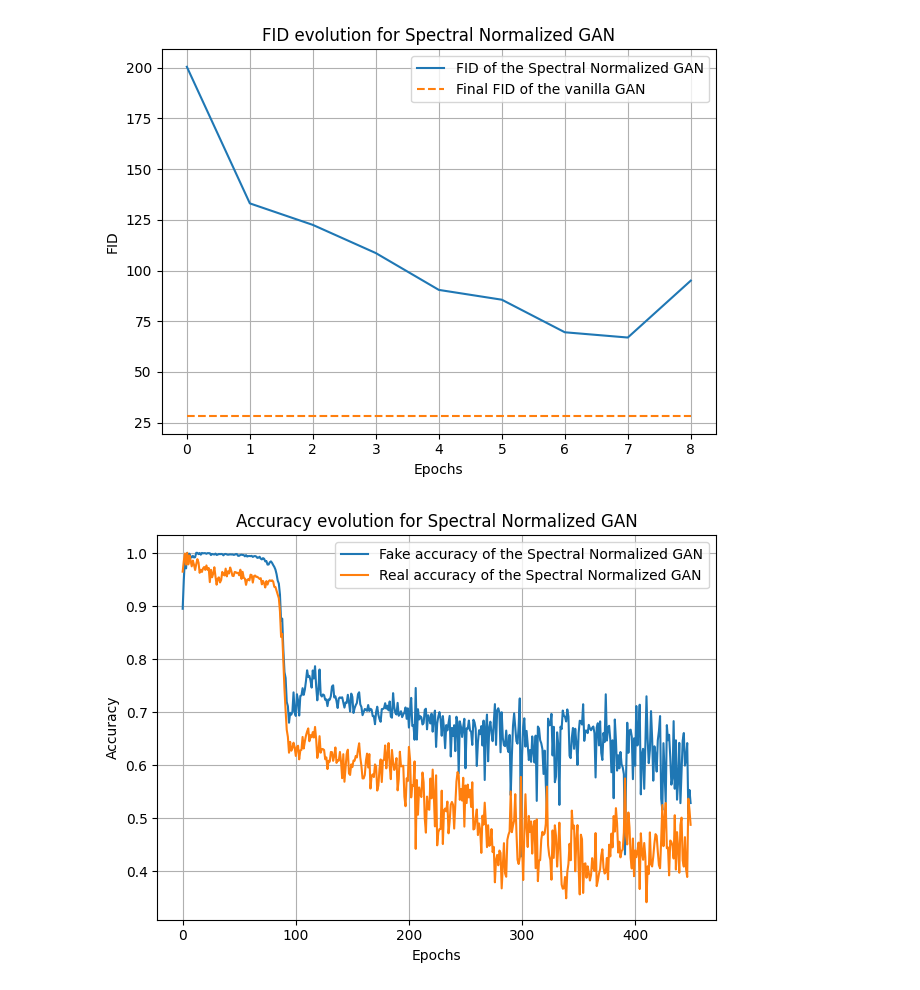
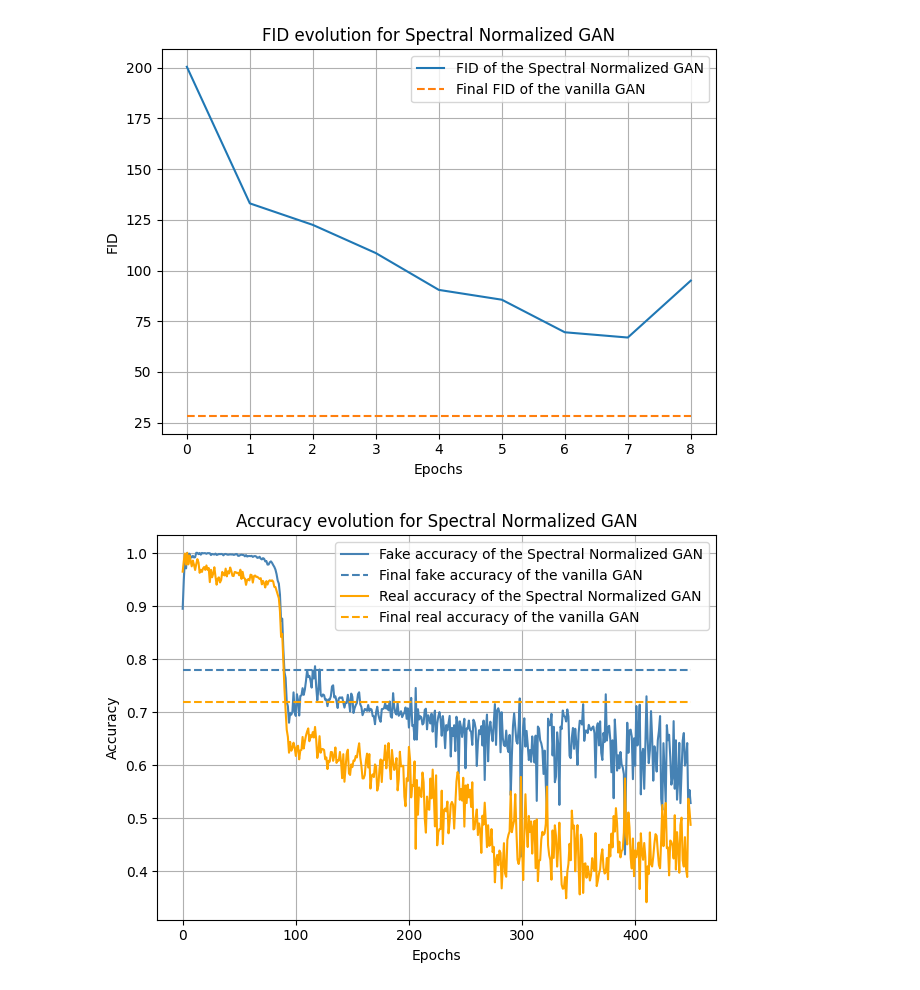
Before and after one commit to metlouf/playing_with_gans, a Jupyter notebook: test.ipynb, the cells around one changed output. Saved outputs shown, nothing was run; the diff lists cells and outputs as text; code cells hidden in the pictures.

```diff
--- a/test.ipynb
+++ b/test.ipynb
@@ -69,21 +70,23 @@ plt.tight_layout()
 # %%
 with open('metrics/spec_log/20241031-153456_train_D_accuracy_D_accuracy_on_fake.json') as f:
     data = json.load(f)
 
 fake_accuracy = [data[i][2] for i in range(1, len(data))]
 
 with open('metrics/spec_log/20241031-153456_train_D_accuracy_D_accuracy_on_real.json') as f:
     data = json.load(f)
 
 real_accuracy = [data[i][2] for i in range(1, len(data))]
 
-plt.plot(fake_accuracy, label = 'Fake accuracy of the Spectral Normalized GAN')
-plt.plot(real_accuracy, label = 'Real accuracy of the Spectral Normalized GAN')
+plt.plot(fake_accuracy, label = 'Fake accuracy of the Spectral Normalized GAN', color = 'steelblue')
+plt.plot(0.78 * np.ones(len(fake_accuracy)), '--', color = 'steelblue', label = 'Final fake accuracy of the vanilla GAN')
+plt.plot(real_accuracy, label = 'Real accuracy of the Spectral Normalized GAN', color = 'orange')
+plt.plot(0.72 * np.ones(len(real_accuracy)), '--', label = 'Final real accuracy of the vanilla GAN', color = 'orange')
 plt.grid()
 plt.legend()
 plt.title('Accuracy evolution for Spectral Normalized GAN')
 plt.xlabel('Epochs')
 plt.ylabel('Accuracy')
 plt.tight_layout()
 # %% [output]
-[figure, old version]
+[figure, new version]
```
Also changed, not shown: parts of 8 cells of this notebook, 3 other files.
